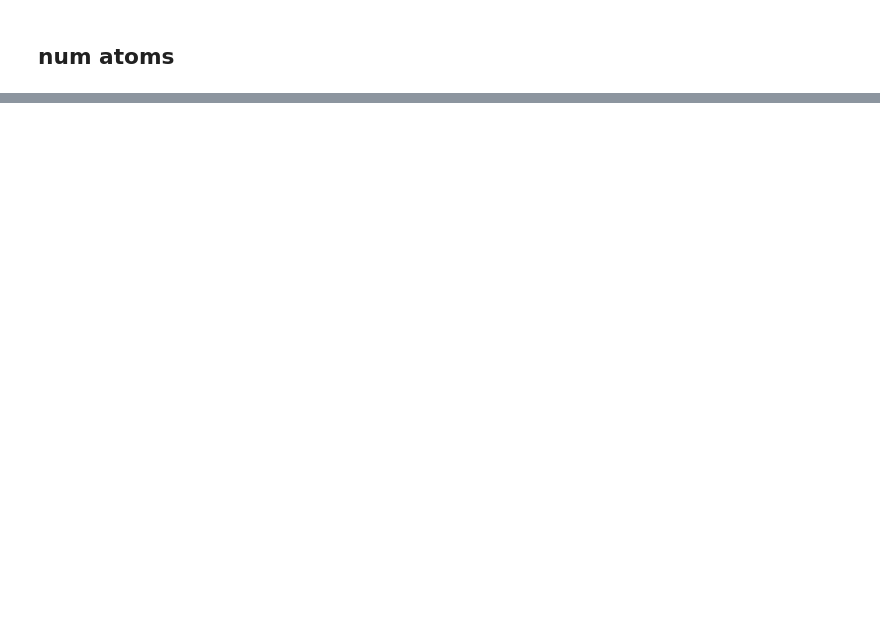
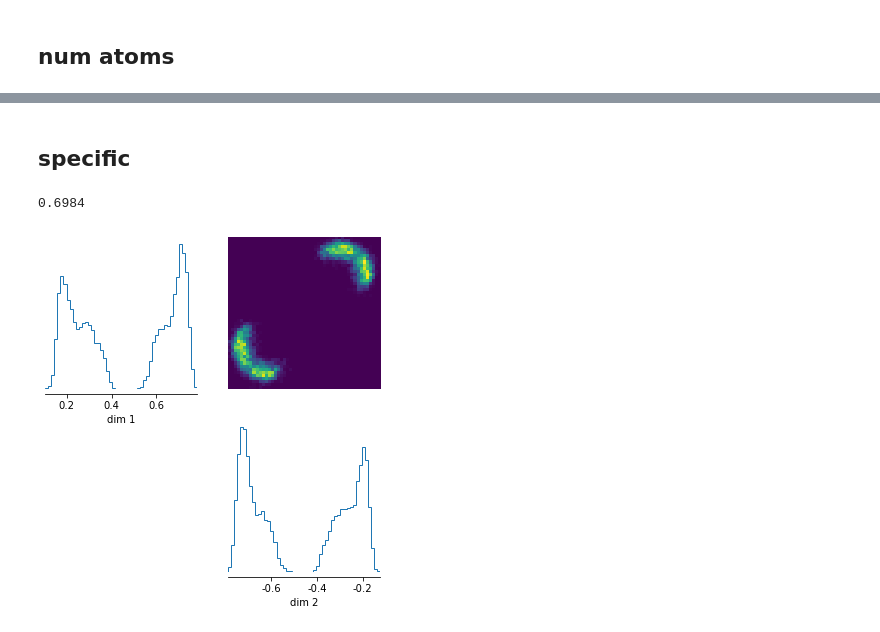
Before and after one commit to bkmi/cnre, a Jupyter notebook: benchmarking/01 initial metrics.ipynb, the cells around one changed output, grey strips where cells are left out. Cells and saved outputs as stored; diff of their text form; code cells hidden in the pictures; blank space fills up the shorter version.

```diff
--- a/benchmarking/01 initial metrics.ipynb
+++ b/benchmarking/01 initial metrics.ipynb
@@ -74,0 +135,10 @@ sns.relplot(
+# %% [markdown]
+## specific
+# %%
+print(df.loc[0, "C2ST_Z"])
+p = get_relative_path(df.loc[0, "path"], "saverun/two_moons-slcp/", "/home/ben/sci/cnre/benchmarking/multirun/2022-04-01/")
+p = get_posterior_samples(p)
+plot_posterior(p)
+# %% [output]
+0.6984
+[figure, added]
```
Also changed, not shown: parts of 13 cells of this notebook, 3 other files.
